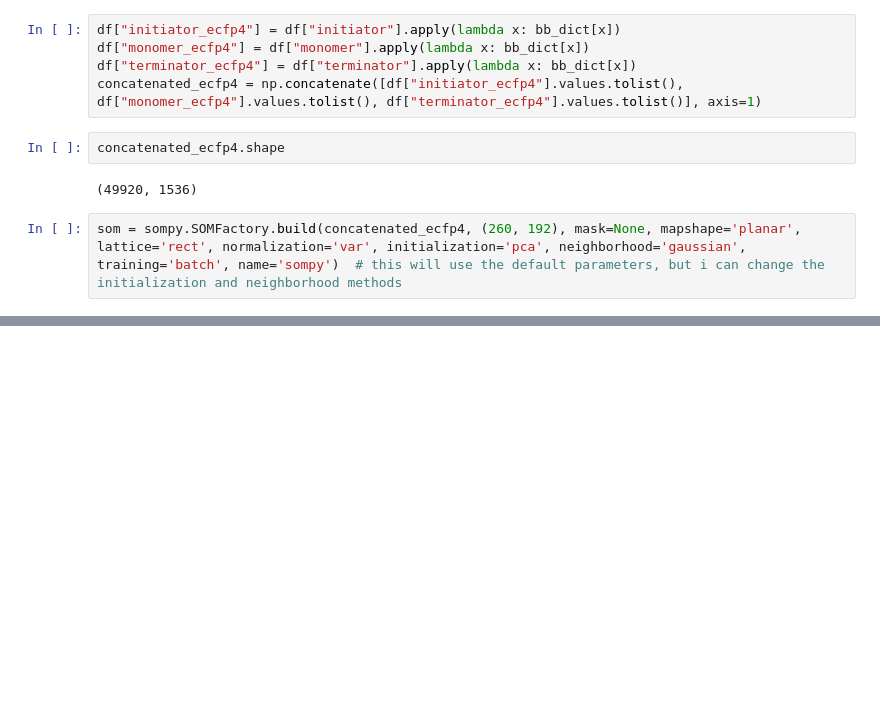
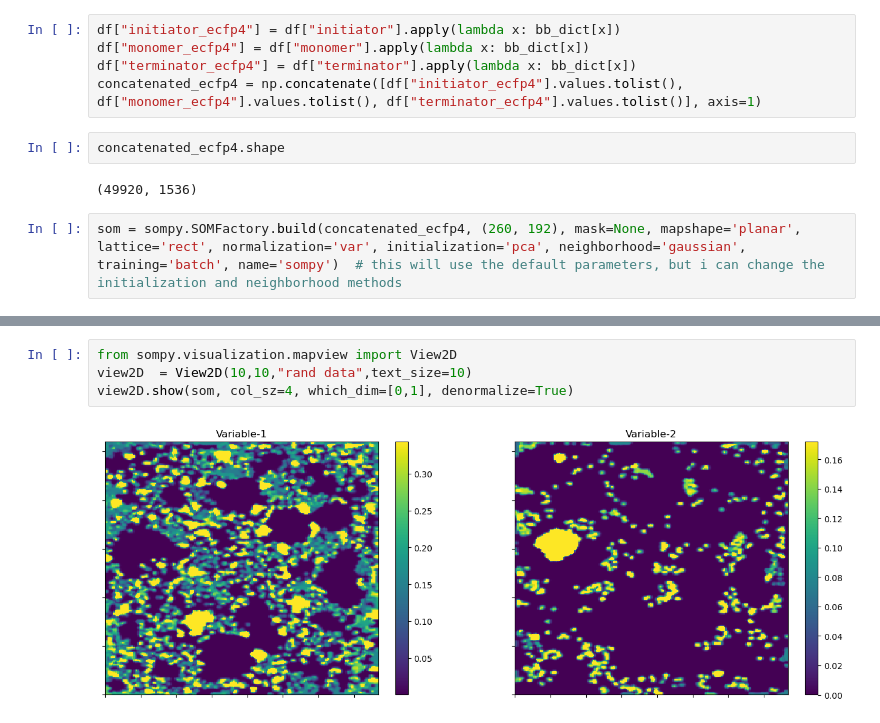
Before and after one commit to jugoetz/library-generation, a Jupyter notebook: notebooks/data_analysis/plot_reaction_yields.ipynb, the cells around one changed output, grey strips where cells are left out. Drawn from its saved outputs; the diff is of its cells as text; blank space fills up the shorter version.

```diff
--- a/notebooks/data_analysis/plot_reaction_yields.ipynb
+++ b/notebooks/data_analysis/plot_reaction_yields.ipynb
@@ -153,0 +179,6 @@ som.train(n_job=16, verbose='info', train_rough_len=100, train_finetune_len=100)
+# %%
+from sompy.visualization.mapview import View2D
+view2D  = View2D(10,10,"rand data",text_size=10)
+view2D.show(som, col_sz=4, which_dim=[0,1], denormalize=True)
+# %% [output]
+[figure, added]
```
Also changed, not shown: parts of 10 cells of this notebook.
